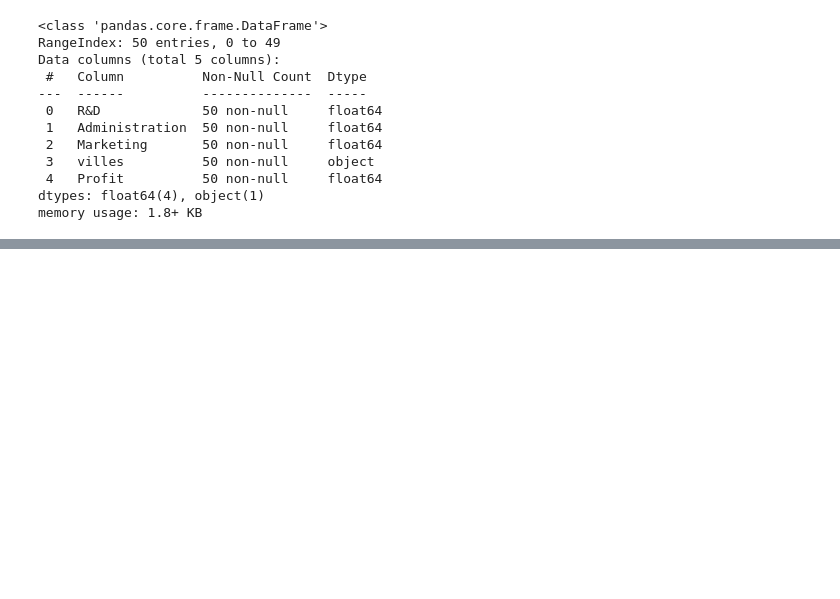
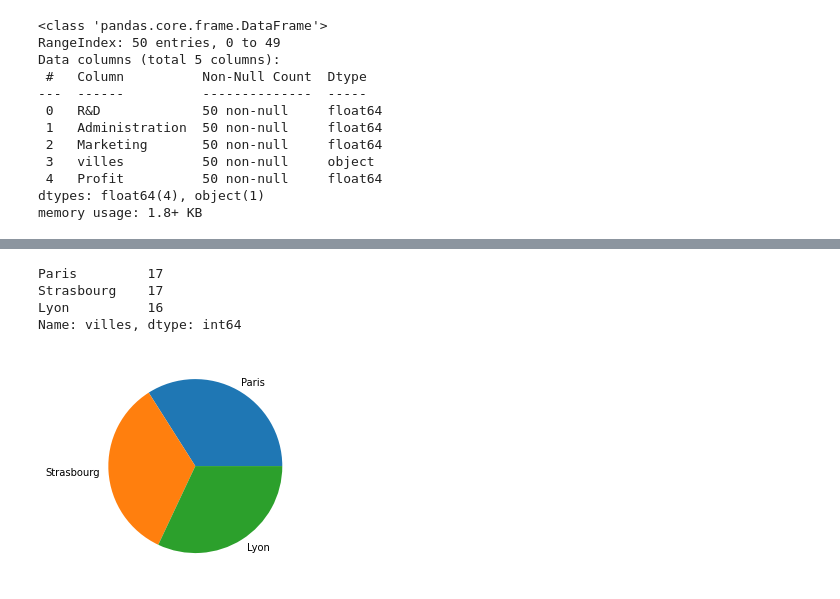
Before and after one commit to LeBonThib/SIMPLON_BPI_EDA, a Jupyter notebook: Linear_Regression.ipynb, the cells around one changed output, grey strips where cells are left out. Cells and saved outputs as stored; diff of their text form; code cells hidden in the pictures; blank space fills up the shorter version.

```diff
--- a/Linear_Regression.ipynb
+++ b/Linear_Regression.ipynb
@@ -7,5 +6,5 @@ Error:
 # %%
-raw_data = pan.read_csv("50_Startups.csv", sep=";")
+raw_data = PD.read_csv("50_Startups.csv", sep=";")
 data = raw_data.copy()
 # %%
 data.head()
@@ -42,0 +33,10 @@ ValueError: Mime type rendering requires nbformat>=4.2.0 but it is not installed
+# %%
+print(data["villes"].value_counts())
+PLT.pie(data["villes"].value_counts(),labels=data["villes"].unique())
+PLT.show()
+# %% [output]
+Paris         17
+Strasbourg    17
+Lyon          16
+Name: villes, dtype: int64
+[figure, added]
```
Also changed, not shown: parts of 7 cells of this notebook.
